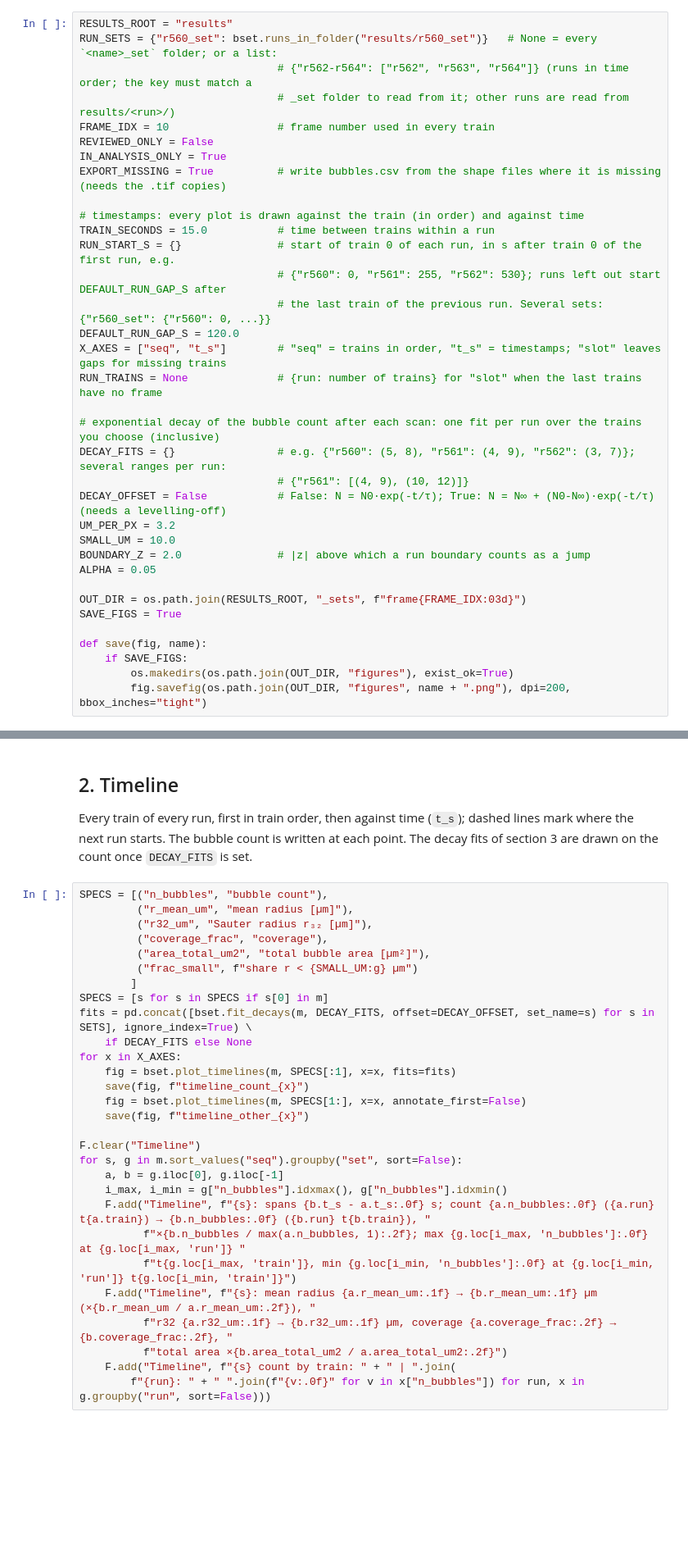
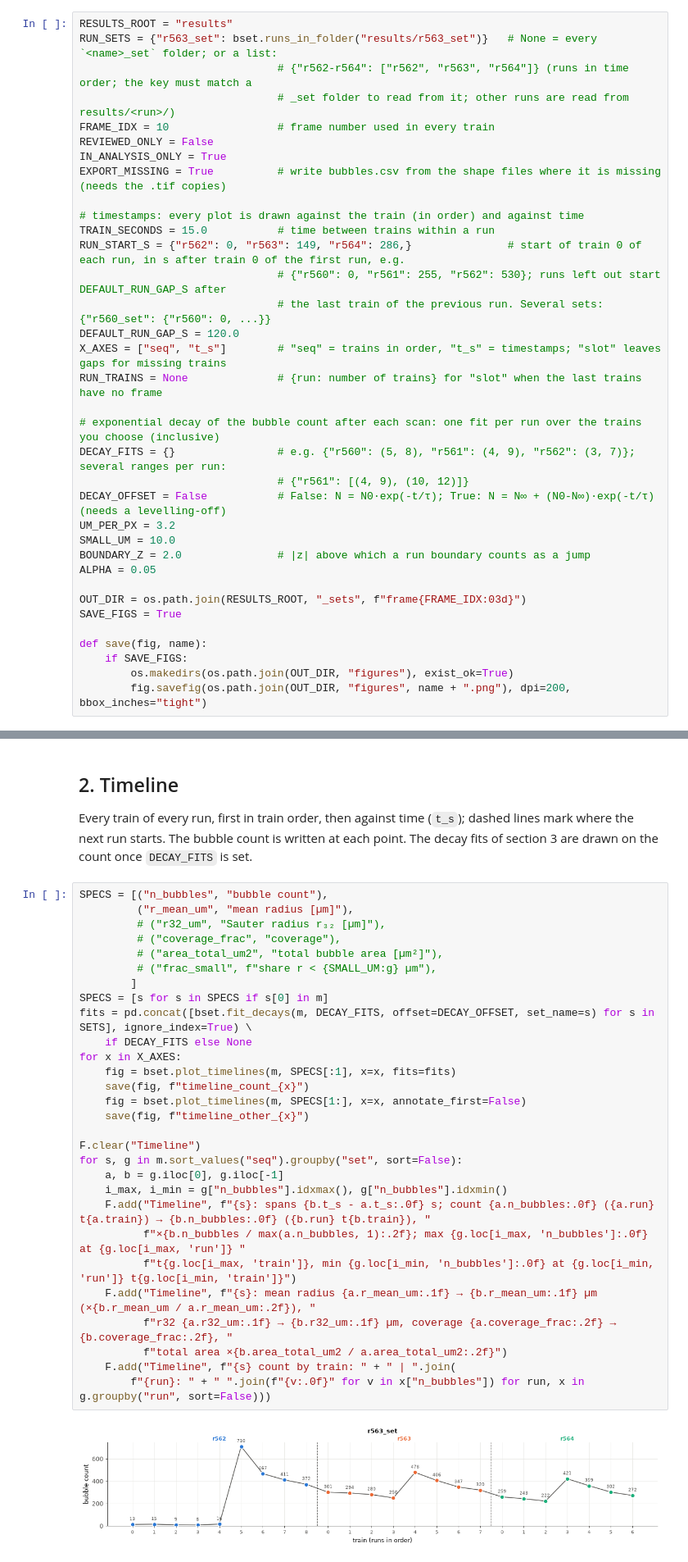
Before and after one commit to struanbowie/foam_analysis, a Jupyter notebook: bubble_run_sets.ipynb, the cells around one changed output, grey strips where cells are left out. Shown at 82% size. Saved outputs shown, nothing was run; the diff lists cells and outputs as text; blank space fills up the shorter version.

```diff
--- a/bubble_run_sets.ipynb
+++ b/bubble_run_sets.ipynb
@@ -35,7 +35,7 @@ F = bc.Findings()
 ## CONFIG
 # %%
 RESULTS_ROOT = "results"
-RUN_SETS = {"r560_set": bset.runs_in_folder("results/r560_set")}   # None = every `<name>_set` folder; or a list:
+RUN_SETS = {"r563_set": bset.runs_in_folder("results/r563_set")}   # None = every `<name>_set` folder; or a list:
                                # {"r562-r564": ["r562", "r563", "r564"]} (runs in time order; the key must match a
                                # _set folder to read from it; other runs are read from results/<run>/)
 FRAME_IDX = 10                 # frame number used in every train
@@ -45,7 +45,7 @@ EXPORT_MISSING = True          # write bubbles.csv from the shape files where it
 
 # timestamps: every plot is drawn against the train (in order) and against time
 TRAIN_SECONDS = 15.0           # time between trains within a run
-RUN_START_S = {}               # start of train 0 of each run, in s after train 0 of the first run, e.g.
+RUN_START_S = {"r562": 0, "r563": 149, "r564": 286,}               # start of train 0 of each run, in s after train 0 of the first run, e.g.
                                # {"r560": 0, "r561": 255, "r562": 530}; runs left out start DEFAULT_RUN_GAP_S after
                                # the last train of the previous run. Several sets: {"r560_set": {"r560": 0, ...}}
 DEFAULT_RUN_GAP_S = 120.0
@@ -100,29 +127,31 @@ starts. The bubble count is written at each point. The decay fits of section 3 a
 # %%
 SPECS = [("n_bubbles", "bubble count"),
          ("r_mean_um", "mean radius [µm]"),
-         ("r32_um", "Sauter radius r₃₂ [µm]"),
-         ("coverage_frac", "coverage"),
-         ("area_total_um2", "total bubble area [µm²]"),
-         ("frac_small", f"share r < {SMALL_UM:g} µm")
+         # ("r32_um", "Sauter radius r₃₂ [µm]"),
+         # ("coverage_frac", "coverage"),
+         # ("area_total_um2", "total bubble area [µm²]"),
+         # ("frac_small", f"share r < {SMALL_UM:g} µm"),
         ]
 SPECS = [s for s in SPECS if s[0] in m]
 fits = pd.concat([bset.fit_decays(m, DECAY_FITS, offset=DECAY_OFFSET, set_name=s) for s in SETS], ignore_index=True) \
     if DECAY_FITS else None
 for x in X_AXES:
     fig = bset.plot_timelines(m, SPECS[:1], x=x, fits=fits)
     save(fig, f"timeline_count_{x}")
     fig = bset.plot_timelines(m, SPECS[1:], x=x, annotate_first=False)
     save(fig, f"timeline_other_{x}")
 
 F.clear("Timeline")
 for s, g in m.sort_values("seq").groupby("set", sort=False):
     a, b = g.iloc[0], g.iloc[-1]
     i_max, i_min = g["n_bubbles"].idxmax(), g["n_bubbles"].idxmin()
     F.add("Timeline", f"{s}: spans {b.t_s - a.t_s:.0f} s; count {a.n_bubbles:.0f} ({a.run} t{a.train}) → {b.n_bubbles:.0f} ({b.run} t{b.train}), "
           f"×{b.n_bubbles / max(a.n_bubbles, 1):.2f}; max {g.loc[i_max, 'n_bubbles']:.0f} at {g.loc[i_max, 'run']} "
           f"t{g.loc[i_max, 'train']}, min {g.loc[i_min, 'n_bubbles']:.0f} at {g.loc[i_min, 'run']} t{g.loc[i_min, 'train']}")
     F.add("Timeline", f"{s}: mean radius {a.r_mean_um:.1f} → {b.r_mean_um:.1f} µm (×{b.r_mean_um / a.r_mean_um:.2f}), "
           f"r32 {a.r32_um:.1f} → {b.r32_um:.1f} µm, coverage {a.coverage_frac:.2f} → {b.coverage_frac:.2f}, "
           f"total area ×{b.area_total_um2 / a.area_total_um2:.2f}")
     F.add("Timeline", f"{s} count by train: " + " | ".join(
         f"{run}: " + " ".join(f"{v:.0f}" for v in x["n_bubbles"]) for run, x in g.groupby("run", sort=False)))
+# %% [output]
+[figure, added]
```
Also changed, not shown: parts of 3 cells of this notebook, 5 other files.
